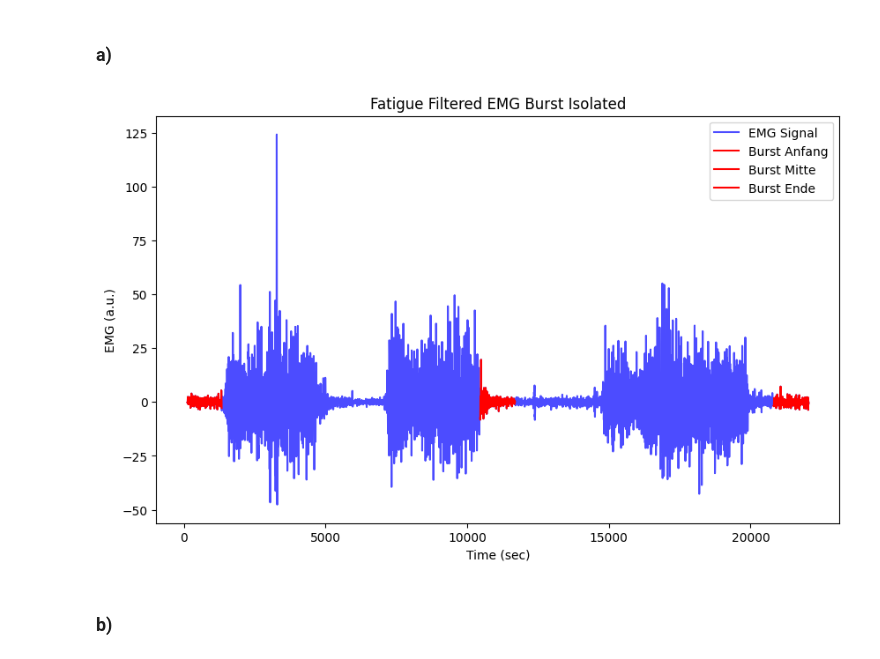
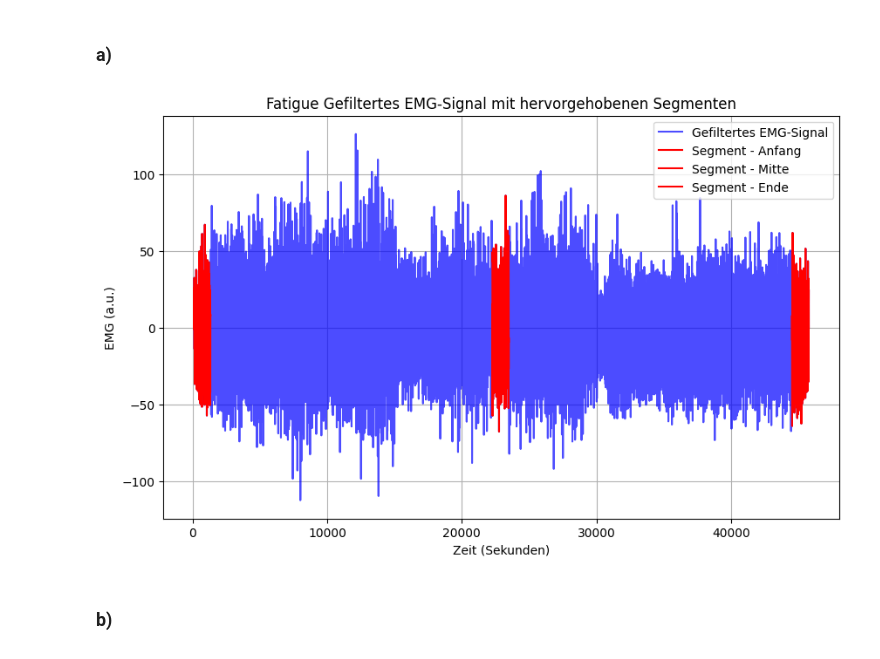
Before and after one commit to VPaulineC/Praktikum-3, a Jupyter notebook: MainCode3.ipynb, the cells around one changed output. Drawn from its saved outputs; the diff is of its cells as text; code cells hidden in the pictures.

```diff
--- a/MainCode3.ipynb
+++ b/MainCode3.ipynb
@@ -353,37 +347,50 @@ samples_per_segment = int(segment_duration * fs)
 # %% [markdown]
 ### a)
 # %%
-mvc['filtered_emg'] = filtered_emg
+fs = 1000
 
-# Indizes der Segmente für Anfang, Mitte und Ende
+# EMG-Daten aus fatigue
+emg_signal = fatigue['emg'] - np.mean(fatigue['emg'])  # Signal zentrieren
+time = fatigue['t'].values  # Zeitachse
+
+# Filtern der EMG-Daten
+filtered_emg = butterworth_filter(emg_signal, lowcut=20, highcut=450, fs=fs)
+fatigue['filtered_emg'] = filtered_emg  # Gefilterte Daten zu fatigue hinzufügen
+
+# Segmentierung
+segment_duration = 0.5  # Länge des Segments in Sekunden
+samples_per_segment = int(segment_duration * fs)
+
+# Indizes für Anfang, Mitte und Ende
 start_idx = 0
-middle_idx = len(mvc['filtered_emg']) // 2 - samples_per_segment // 2
-end_idx = len(mvc['filtered_emg']) - samples_per_segment
+middle_idx = len(fatigue['filtered_emg']) // 2 - samples_per_segment // 2
+end_idx = len(fatigue['filtered_emg']) - samples_per_segment
 
-start_segment = mvc['filtered_emg'][start_idx:start_idx + samples_per_segment]
-middle_segment = mvc['filtered_emg'][middle_idx:middle_idx + samples_per_segment]
-end_segment = mvc['filtered_emg'][end_idx:end_idx + samples_per_segment]
+start_segment = fatigue['filtered_emg'][start_idx:start_idx + samples_per_segment]
+middle_segment = fatigue['filtered_emg'][middle_idx:middle_idx + samples_per_segment]
+end_segment = fatigue['filtered_emg'][end_idx:end_idx + samples_per_segment]
 
 # Zeitachsen für die Segmente
-start_time = mvc['t'][start_idx:start_idx + samples_per_segment]
-middle_time = mvc['t'][middle_idx:middle_idx + samples_per_segment]
-end_time = mvc['t'][end_idx:end_idx + samples_per_segment]
+start_time = fatigue['t'][start_idx:start_idx + samples_per_segment]
+middle_time = fatigue['t'][middle_idx:middle_idx + samples_per_segment]
+end_time = fatigue['t'][end_idx:end_idx + samples_per_segment]
 
-# 3. Plotten des gesamten Signals mit hervorgehobenen Bursts
+# Plotten des gesamten Signals mit hervorgehobenen Segmenten
 plt.figure(figsize=(10, 6))
-plt.plot(mvc['t'], mvc['filtered_emg'], label='EMG Signal', color='blue', alpha=0.7)
+plt.plot(fatigue['t'], fatigue['filtered_emg'], label='Gefiltertes EMG-Signal', color='blue', alpha=0.7)
 
-# Markieren der Intervalle
-plt.plot(start_time, start_segment, color='red', label='Burst Anfang')
-plt.plot(middle_time, middle_segment, color='red', label='Burst Mitte')
-plt.plot(end_time, end_segment, color='red', label='Burst Ende')
+# Markieren der Segmente
+plt.plot(start_time, start_segment, color='red', label='Segment - Anfang')
+plt.plot(middle_time, middle_segment, color='red', label='Segment - Mitte')
+plt.plot(end_time, end_segment, color='red', label='Segment - Ende')
 
-plt.title('Fatigue Filtered EMG Burst Isolated')
-plt.xlabel('Time (sec)')
+plt.title('Fatigue Gefiltertes EMG-Signal mit hervorgehobenen Segmenten')
+plt.xlabel('Zeit (Sekunden)')
 plt.ylabel('EMG (a.u.)')
 plt.legend()
+plt.grid()
 plt.show()
 # %% [output]
-[figure, old version]
+[figure, new version]
 # %% [markdown]
 ### b)
```
Also changed, not shown: parts of 17 cells of this notebook.
